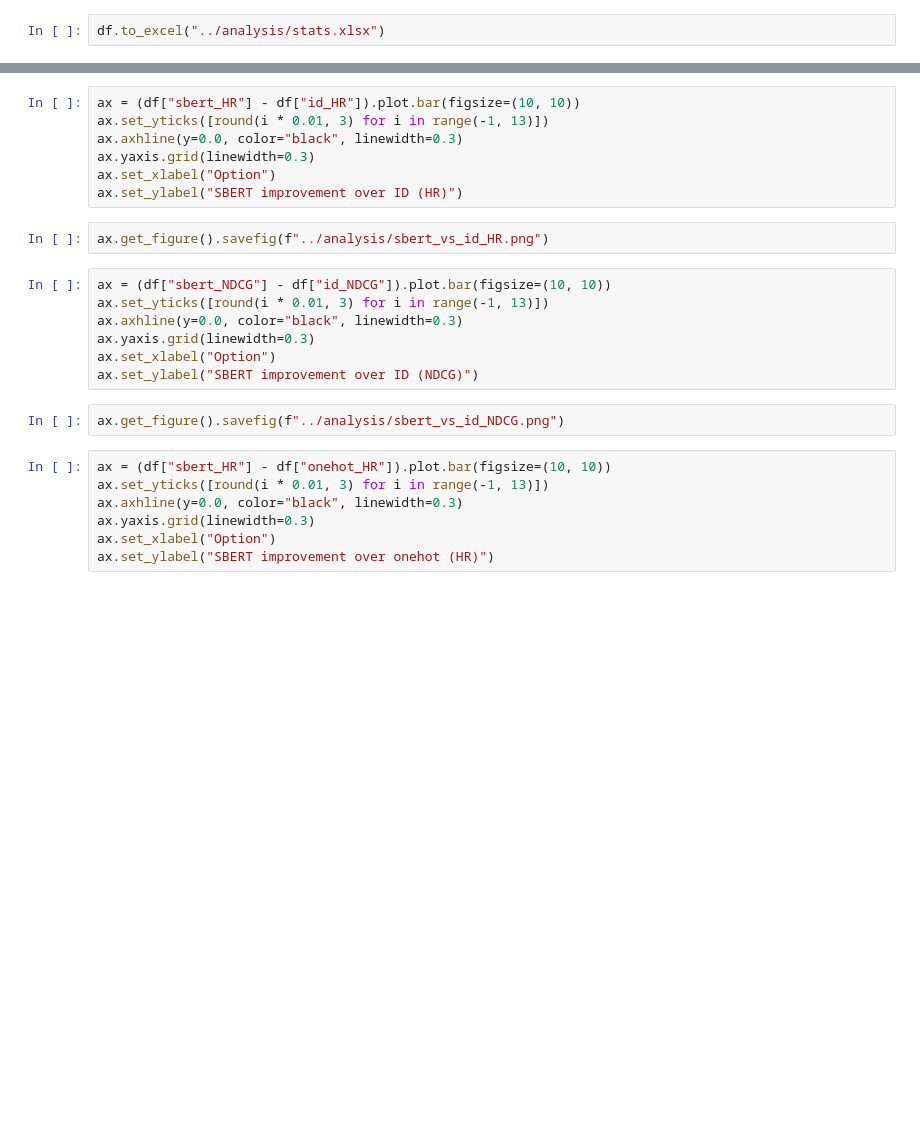
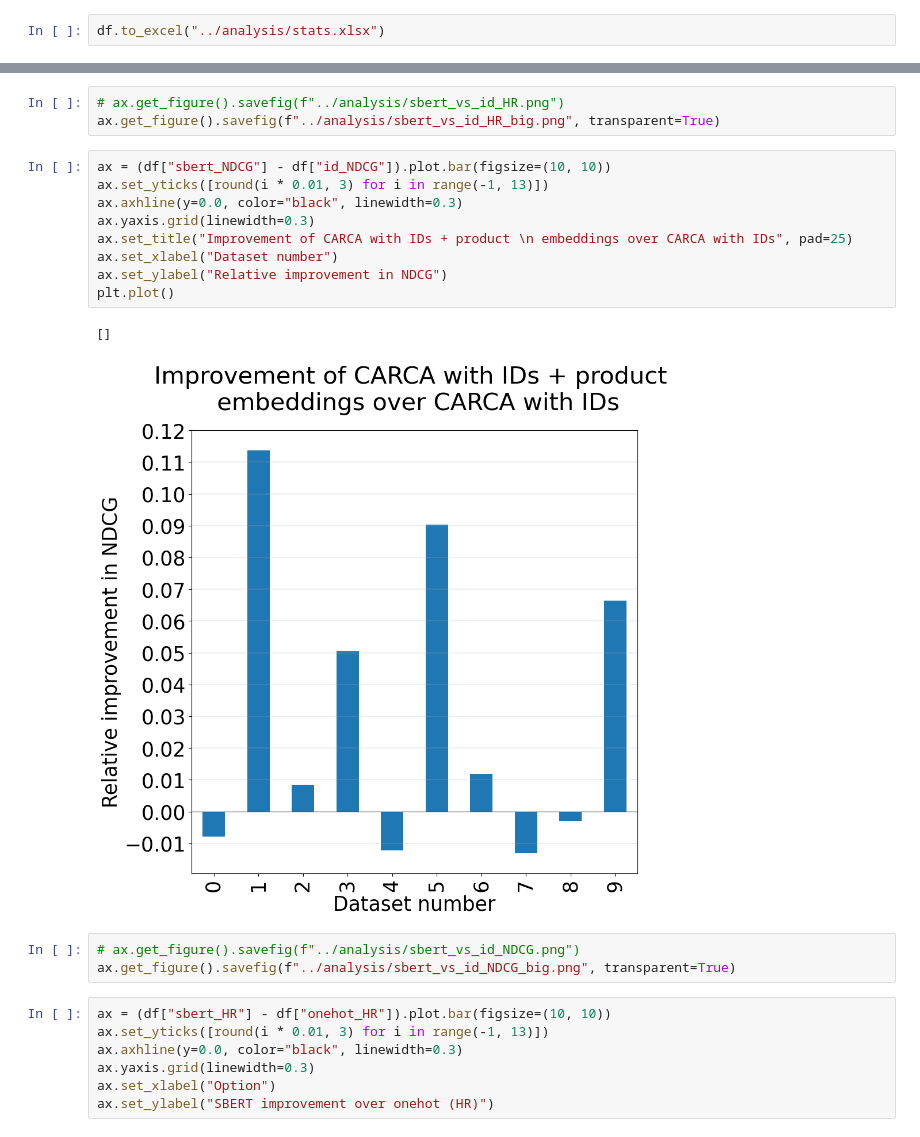
Before and after one commit to r-papso/carca-replication, a Jupyter notebook: notebooks/data_analysis.ipynb, the cells around one changed output, grey strips where cells are left out. Drawn from its saved outputs; the diff is of its cells as text; blank space fills up the shorter version.

```diff
--- a/notebooks/data_analysis.ipynb
+++ b/notebooks/data_analysis.ipynb
@@ -234,21 +259,21 @@ df.to_excel("../analysis/stats.xlsx")
+# %%
+# ax.get_figure().savefig(f"../analysis/sbert_vs_id_HR.png")
+ax.get_figure().savefig(f"../analysis/sbert_vs_id_HR_big.png", transparent=True)
 # %%
-ax = (df["sbert_HR"] - df["id_HR"]).plot.bar(figsize=(10, 10))
+ax = (df["sbert_NDCG"] - df["id_NDCG"]).plot.bar(figsize=(10, 10))
 ax.set_yticks([round(i * 0.01, 3) for i in range(-1, 13)])
 ax.axhline(y=0.0, color="black", linewidth=0.3)
 ax.yaxis.grid(linewidth=0.3)
-ax.set_xlabel("Option")
-ax.set_ylabel("SBERT improvement over ID (HR)")
+ax.set_title("Improvement of CARCA with IDs + product \n embeddings over CARCA with IDs", pad=25)
+ax.set_xlabel("Dataset number")
+ax.set_ylabel("Relative improvement in NDCG")
+plt.plot()
+# %% [output]
+[]
+[figure, added]
-# %%
-ax.get_figure().savefig(f"../analysis/sbert_vs_id_HR.png")
-# %%
-ax = (df["sbert_NDCG"] - df["id_NDCG"]).plot.bar(figsize=(10, 10))
-ax.set_yticks([round(i * 0.01, 3) for i in range(-1, 13)])
-ax.axhline(y=0.0, color="black", linewidth=0.3)
-ax.yaxis.grid(linewidth=0.3)
-ax.set_xlabel("Option")
-ax.set_ylabel("SBERT improvement over ID (NDCG)")
 # %%
-ax.get_figure().savefig(f"../analysis/sbert_vs_id_NDCG.png")
+# ax.get_figure().savefig(f"../analysis/sbert_vs_id_NDCG.png")
+ax.get_figure().savefig(f"../analysis/sbert_vs_id_NDCG_big.png", transparent=True)
 # %%
 ax = (df["sbert_HR"] - df["onehot_HR"]).plot.bar(figsize=(10, 10))
 ax.set_yticks([round(i * 0.01, 3) for i in range(-1, 13)])
```
Also changed, not shown: parts of 12 cells of this notebook, 2 other files.
